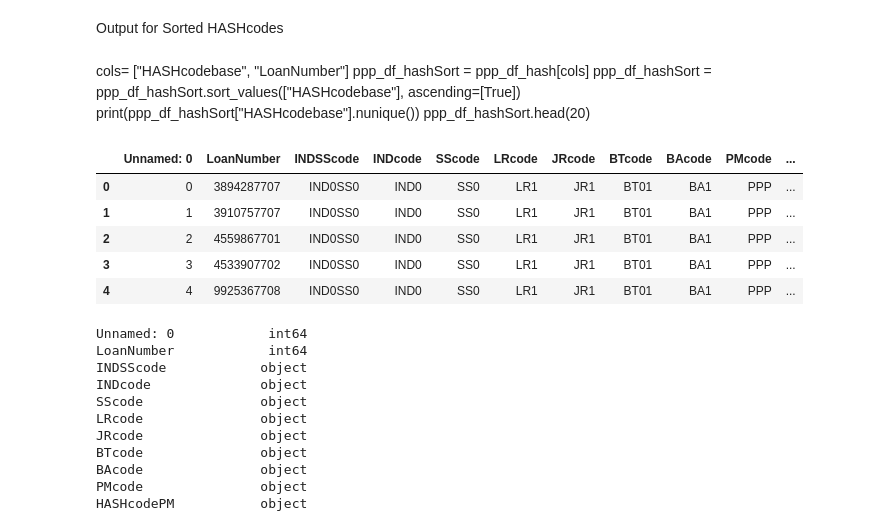
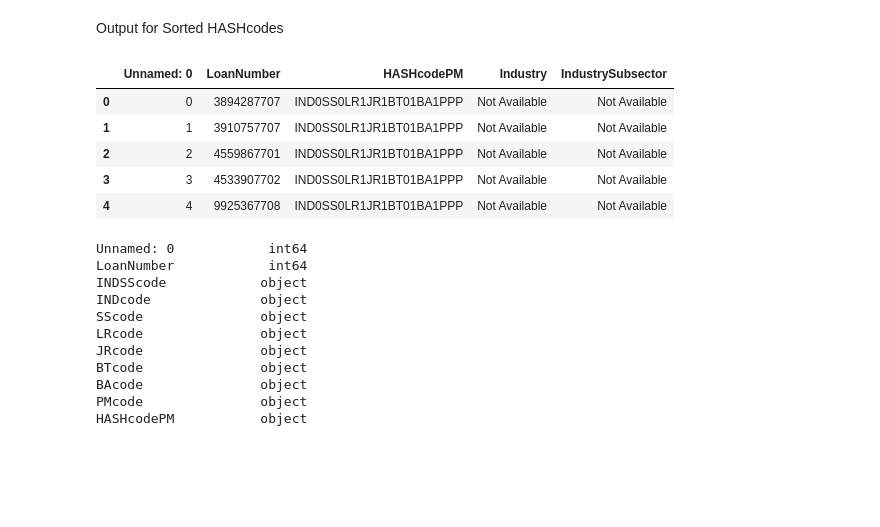
Before and after one commit to cspence001/mapdata_finalization_notebooks, a Jupyter notebook: main_HASHING_23.ipynb, the cells around one changed output. Drawn from its saved outputs; the diff is of its cells as text; code cells hidden in the pictures; blank space fills up the shorter version.

```diff
--- a/main_HASHING_23.ipynb
+++ b/main_HASHING_23.ipynb
@@ -485,6 +477,6 @@ Length: 78, dtype: int64
 # %%
 ## option FIPS hashing, State, County, BlockGroup additions - separate
 # %%
-ppp_df_hash = pd.read_csv("../data/ppp_hash.csv")
-ppp_df_hash.head()
+ppp_df_23_hash = pd.read_csv("../data/ppp_hash23.csv")
+ppp_df_23_hash.head()
 # %% [output]
@@ -509,8 +496,8 @@ ppp_df_hashSort.head(40)
 # %%
 cols= ["LoanNumber", "INDSScode", "INDcode", "SScode", "LRcode","JRcode", "BTcode", "BAcode", "PMcode", "HASHcodePM", "Industry", "IndustrySubsector" ]
-ppp_df_hashSort = ppp_df_hash[cols]
-ppp_df_hashSort = ppp_df_hashSort.sort_values(["INDcode", "SScode", "LRcode", "JRcode", "BAcode", "BTcode","PMcode"], ascending=[True, True, True, True, True, True, True], ignore_index=True)
-ppp_df_hashSort.head(40)
+ppp_df_23_hashSort = ppp_df_23_hash[cols]
+ppp_df_23_hashSort = ppp_df_23_hashSort.sort_values(["INDcode", "SScode", "LRcode", "JRcode", "BAcode", "BTcode","PMcode"], ascending=[True, True, True, True, True, True, True], ignore_index=True)
+ppp_df_23_hashSort.head(40)
 # %% [output]
 |  | LoanNumber | INDSScode | INDcode | SScode | LRcode | JRcode | BTcode | BAcode | PMcode | HASHcodePM | ... |
 | 0 | 3894287707 | IND0SS0 | IND0 | SS0 | LR1 | JR1 | BT01 | BA1 | PPP | IND0SS0LR1JR1BT01BA1PPP | ... |
@@ -574,0 +547,4 @@ dtype: int64
+# %%
+cols = ["LoanNumber", "HASHcodePM", "Industry", "IndustrySubsector"]
+ppp_df_23_hashSort_reduced = ppp_df_23_hashSort[cols]
+ppp_df_23_hashSort_reduced
@@ -575,22 +565,16 @@ dtype: int64
 # %% [markdown]
 Output for Sorted HASHcodes
-# %% [markdown]
-cols= ["HASHcodebase", "LoanNumber"]
-ppp_df_hashSort = ppp_df_hash[cols]
-ppp_df_hashSort = ppp_df_hashSort.sort_values(["HASHcodebase"], ascending=[True])
-print(ppp_df_hashSort["HASHcodebase"].nunique())
-ppp_df_hashSort.head(20)
 # %%
-ppp_df_hashSort.to_csv("../data/ppp_hashSort.csv")
-read_hsh = pd.read_csv('../data/ppp_hashSort.csv')
+ppp_df_23_hashSort_reduced.to_csv("../data/ppp_hashSort23.csv")
+read_hsh = pd.read_csv('../data/ppp_hashSort23.csv')
 read_hsh.head()
 # %% [output]
-|  | Unnamed: 0 | LoanNumber | INDSScode | INDcode | SScode | LRcode | JRcode | BTcode | BAcode | PMcode | ... |
-| 0 | 0 | 3894287707 | IND0SS0 | IND0 | SS0 | LR1 | JR1 | BT01 | BA1 | PPP | ... |
-| 1 | 1 | 3910757707 | IND0SS0 | IND0 | SS0 | LR1 | JR1 | BT01 | BA1 | PPP | ... |
-| 2 | 2 | 4559867701 | IND0SS0 | IND0 | SS0 | LR1 | JR1 | BT01 | BA1 | PPP | ... |
-| 3 | 3 | 4533907702 | IND0SS0 | IND0 | SS0 | LR1 | JR1 | BT01 | BA1 | PPP | ... |
-| 4 | 4 | 9925367708 | IND0SS0 | IND0 | SS0 | LR1 | JR1 | BT01 | BA1 | PPP | ... |
+|  | Unnamed: 0 | LoanNumber | HASHcodePM | Industry | IndustrySubsector |
+| 0 | 0 | 3894287707 | IND0SS0LR1JR1BT01BA1PPP | Not Available | Not Available |
+| 1 | 1 | 3910757707 | IND0SS0LR1JR1BT01BA1PPP | Not Available | Not Available |
+| 2 | 2 | 4559867701 | IND0SS0LR1JR1BT01BA1PPP | Not Available | Not Available |
+| 3 | 3 | 4533907702 | IND0SS0LR1JR1BT01BA1PPP | Not Available | Not Available |
+| 4 | 4 | 9925367708 | IND0SS0LR1JR1BT01BA1PPP | Not Available | Not Available |
 # %%
 read_hsh.dtypes
 # %% [output]
```
Also changed, not shown: parts of 51 cells of this notebook, 6 other files.
